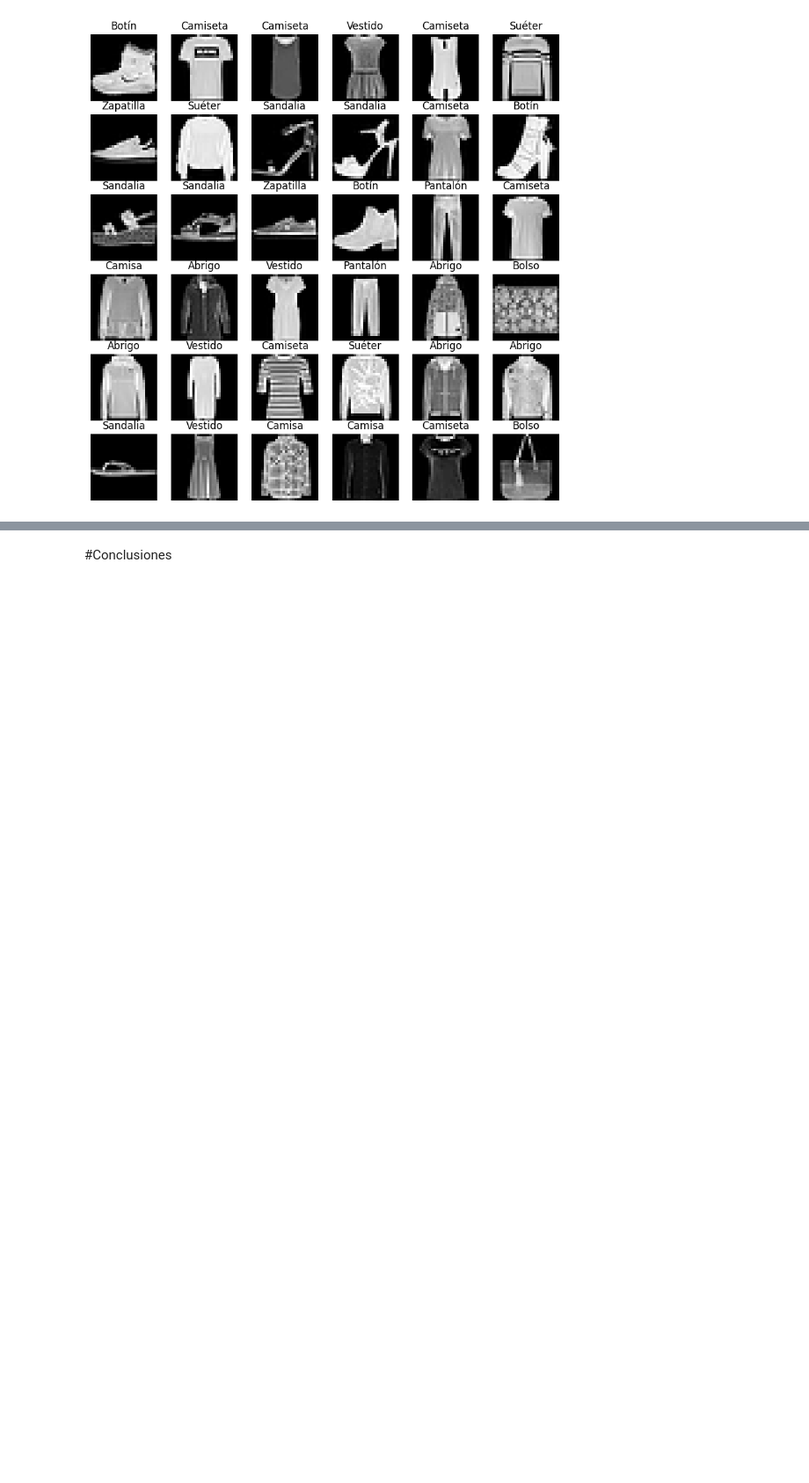
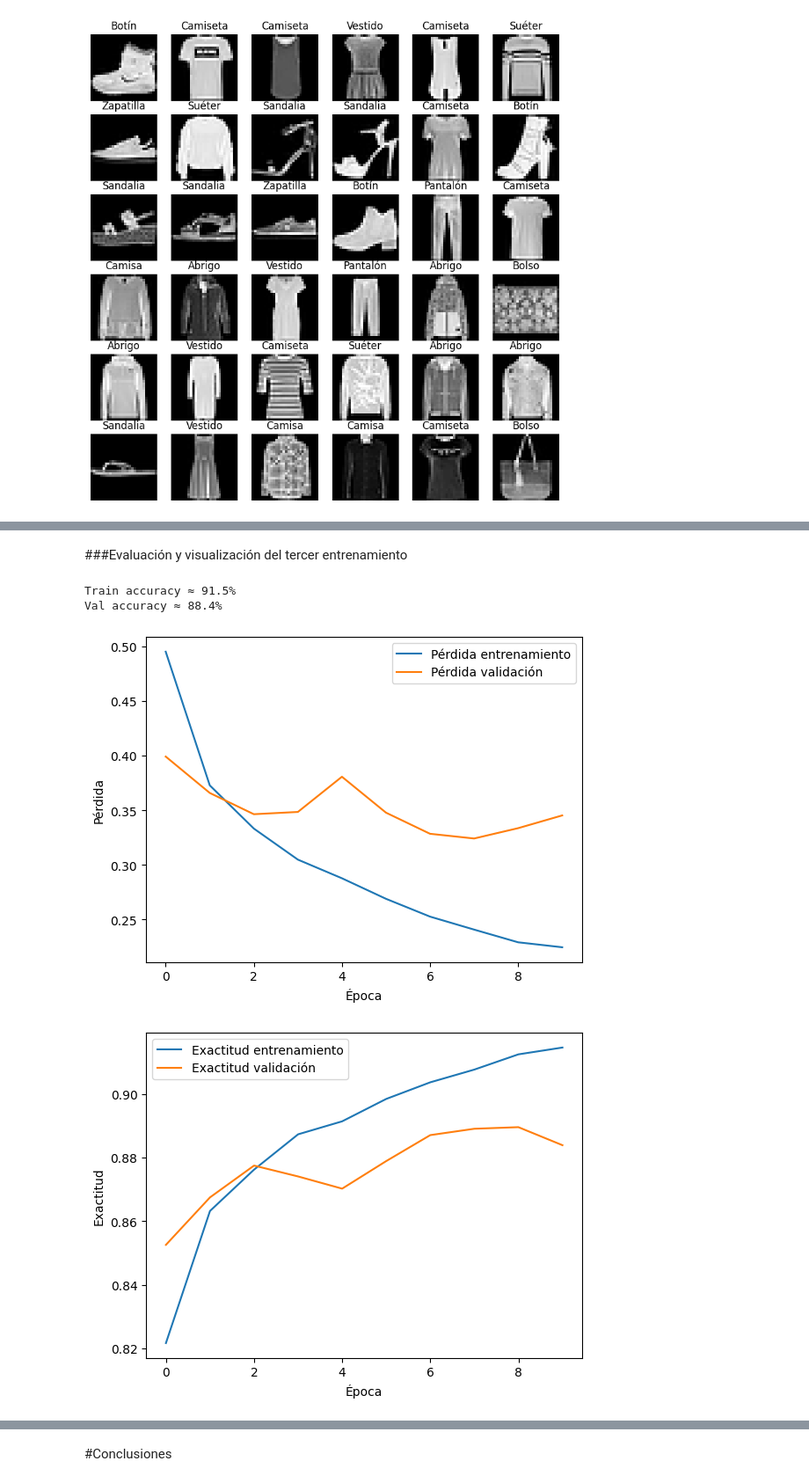
Before and after one commit to Albedofan69420/FASHION-MNIST, a Jupyter notebook: FASHION_MNIST.ipynb, the cells around one changed output, grey strips where cells are left out. Shown at 88% size. Drawn from its saved outputs; the diff is of its cells as text; code cells hidden in the pictures; blank space fills up the shorter version.

```diff
--- a/FASHION_MNIST.ipynb
+++ b/FASHION_MNIST.ipynb
@@ -473,0 +300,13 @@ A continuación se detallarán los cambios impuestos en el desarrollo del modelo
+# %%
+# ===== EXPERIMENTO CONTROLADO ENTRENAMIENTO C =====
+np.random.seed(30)
+tf.random.set_seed(30)
+
+modelC = crear_modelo()
+
+historyC = modelC.fit(
+    X_train, Y_train,
+    epochs=10,
+    batch_size=32,
+    validation_split=0.2
+)
@@ -473,0 +334,29 @@ A continuación se detallarán los cambios impuestos en el desarrollo del modelo
+# %% [markdown]
+###Evaluación y visualización del tercer entrenamiento
+# %%
+# Resultados modelC:
+
+print(f"Train accuracy \u2248 {historyC.history['accuracy'][-1]*100:.1f}%")
+print(f"Val accuracy \u2248 {historyC.history['val_accuracy'][-1]*100:.1f}%")
+# %% [output]
+Train accuracy ≈ 91.5%
+Val accuracy ≈ 88.4%
+# %%
+# Gráficamos las perdidas y los aciertos por cada época
+
+plt.plot(historyC.history['loss'], label='Pérdida entrenamiento')
+plt.plot(historyC.history['val_loss'], label='Pérdida validación')
+plt.ylabel('Pérdida')
+plt.xlabel('Época')
+plt.legend()
+plt.show()
+
+plt.plot(historyC.history['accuracy'], label='Exactitud entrenamiento')
+plt.plot(historyC.history['val_accuracy'], label='Exactitud validación')
+plt.ylabel('Exactitud')
+plt.xlabel('Época')
+plt.legend()
+plt.show()
+# %% [output]
+[figure, added]
+[figure, added]
```
Also changed, not shown: parts of 130 cells of this notebook.
